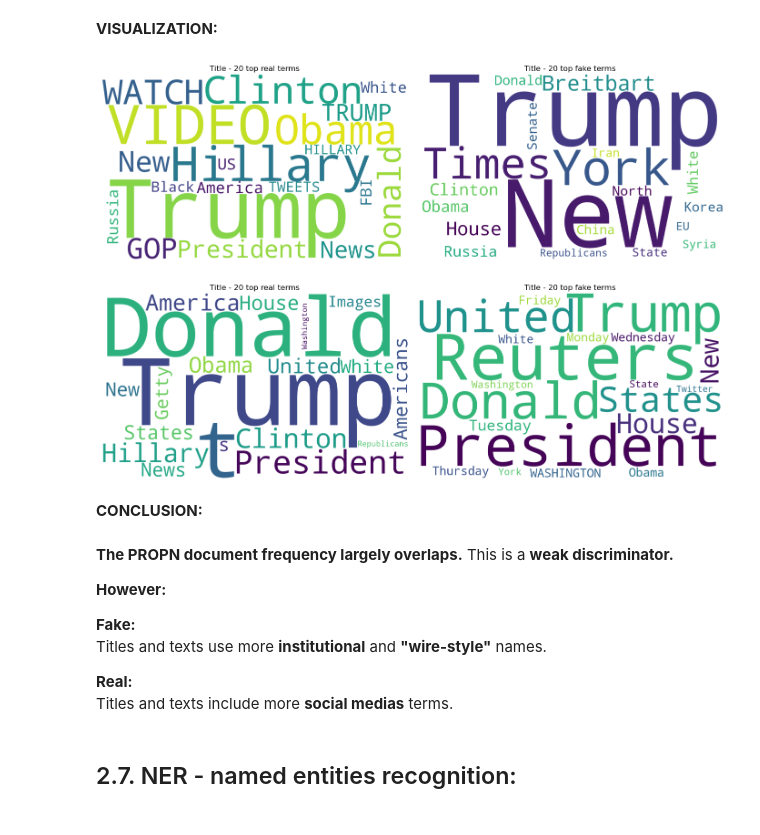
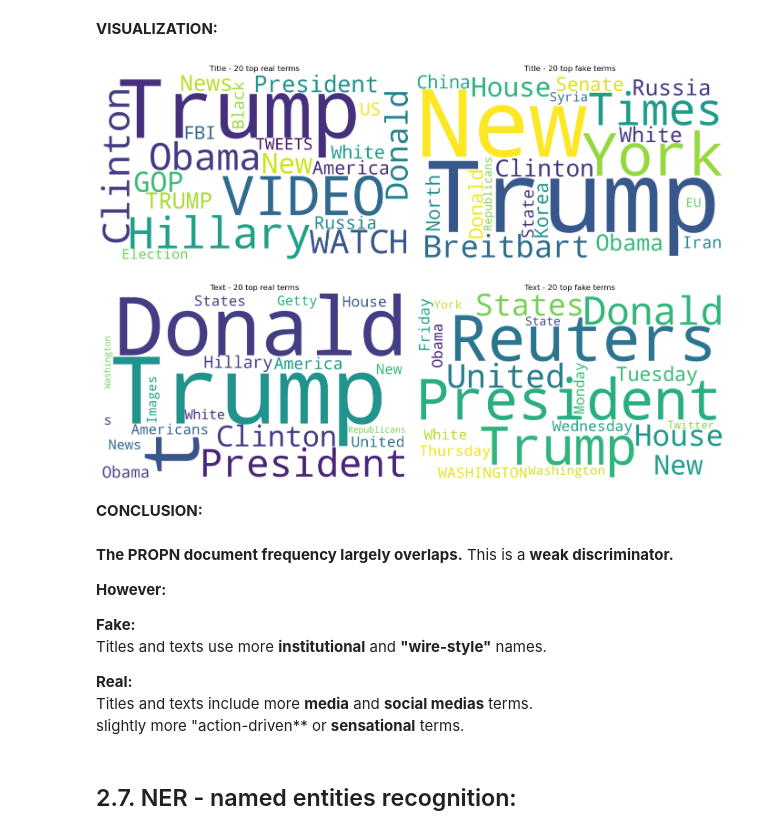
Before and after one commit to BenoitLoze1977/34.4_capstonethree_fakenewsdetection, a Jupyter notebook: notebooks/CapstoneThree_DataWrangling_EDA_Reliable_Ds.ipynb, the cells around one changed output. Saved outputs shown, nothing was run; the diff lists cells and outputs as text; code cells hidden in the pictures.

```diff
--- a/notebooks/CapstoneThree_DataWrangling_EDA_Reliable_Ds.ipynb
+++ b/notebooks/CapstoneThree_DataWrangling_EDA_Reliable_Ds.ipynb
@@ -250,7 +250,7 @@ def tf_search(df, col, top_n=20, min_df=5, max_df=1.0, ngram_range=(1,2)):
 
     return top_real, top_fake
 # %%
-def wordcloud_plot(real, fake, label, top_n):
+def wordcloud_plot(real, fake, label, top_n, use="tf"):
     """
     the function plots the word cloud for the terms frequency data frames of the "real" and "fake" news.
     """
@@ -280,6 +280,9 @@ def wordcloud_plot(real, fake, label, top_n):
     plt.axis("off")
 
     plt.tight_layout()
+
+    plt.savefig(f"../docs/EDA/{label}_{use}.png", dpi=300, bbox_inches='tight')
+
     plt.show()
 # %%
 def PROPN_NOUN_ratios(series):
@@ -1080,13 +1094,13 @@ so_propn_freq = dict(zip(series_original_keys, series_original_results))
 # %% [markdown]
 **VISUALIZATION:**
 # %%
-wordcloud_plot(so_propn_freq["real_title_original"].to_frame("real"), so_propn_freq["fake_title_original"].to_frame("fake"), "title", 20)
+wordcloud_plot(so_propn_freq["real_title_original"].to_frame("real"), so_propn_freq["fake_title_original"].to_frame("fake"), "title", 20, "pnf")
 # %% [output]
-[figure, old version]
+[figure, new version]
 # %%
-wordcloud_plot(so_propn_freq["real_text_original"].to_frame("real"), so_propn_freq["fake_text_original"].to_frame("fake"), "title", 20)
+wordcloud_plot(so_propn_freq["real_text_original"].to_frame("real"), so_propn_freq["fake_text_original"].to_frame("fake"), "text", 20, "pnf")
 # %% [output]
-[figure, old version]
+[figure, new version]
 # %% [markdown]
 **CONCLUSION:**
 # %% [markdown]
@@ -1098,7 +1112,8 @@ wordcloud_plot(so_propn_freq["real_text_original"].to_frame("real"), so_propn_fr
 Titles and texts use more **institutional** and **"wire-style"** names.
 
 **Real:**
-Titles and texts include more **social medias** terms.
+Titles and texts include more **media** and **social medias** terms.
+slightly more "action-driven** or **sensational** terms.
 # %% [markdown]
 ## 2.7. NER - named entities recognition:
 # %% [markdown]
```
Also changed, not shown: parts of 16 cells of this notebook, 32 other files.
